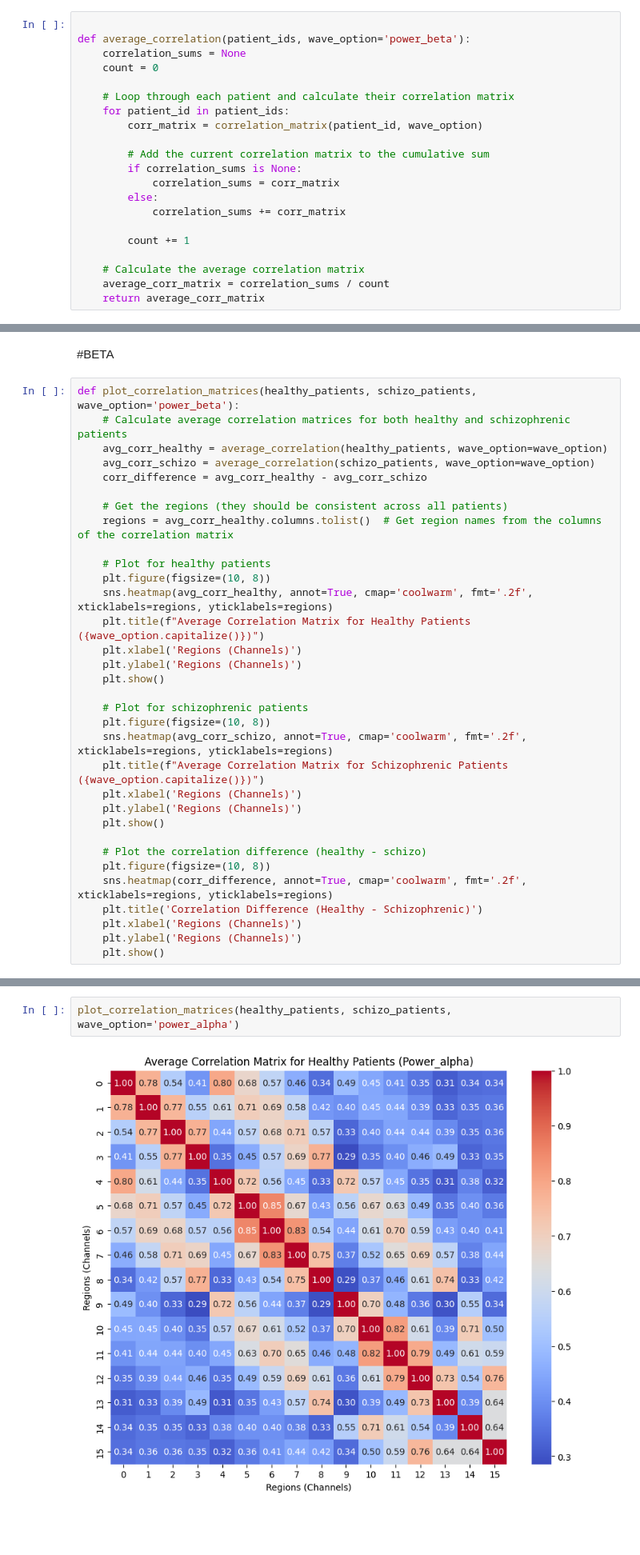
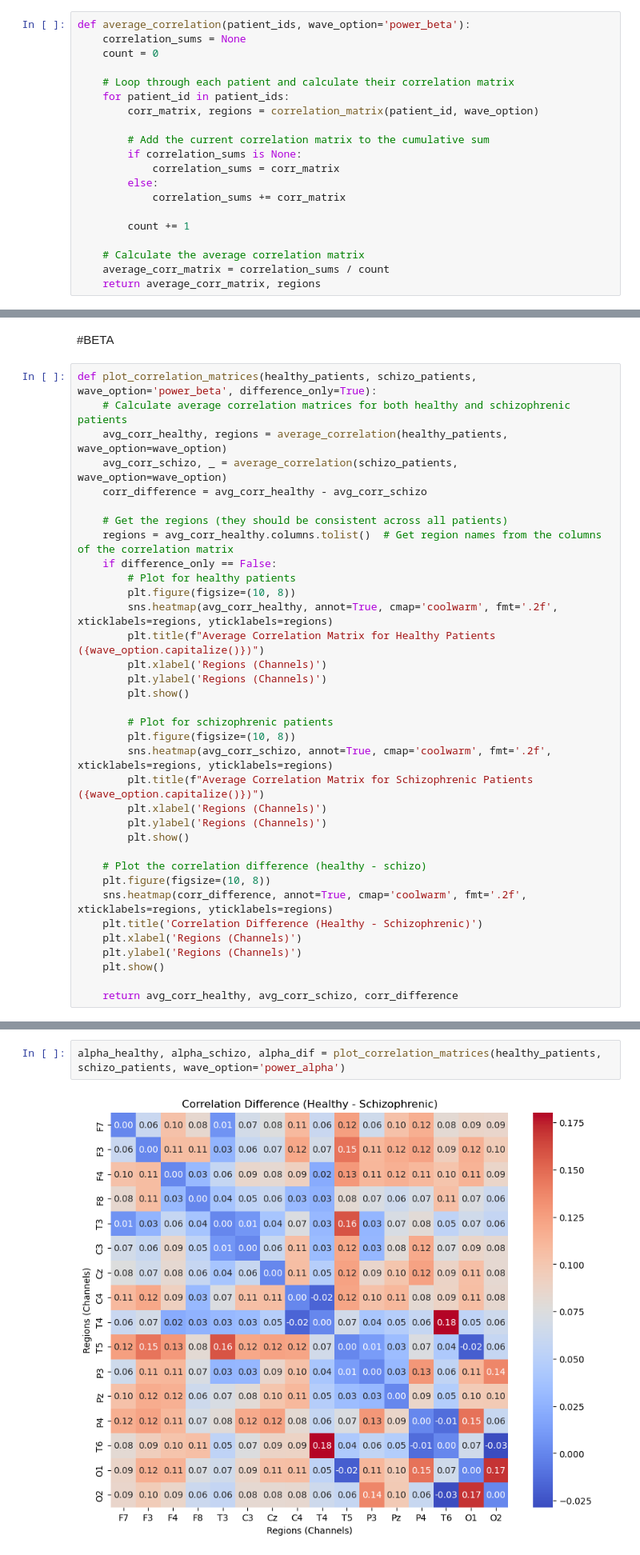
Before and after one commit to Abou1308/SDA-EEG-Group-Project, a Jupyter notebook: correllation_matrix.ipynb, the cells around one changed output, grey strips where cells are left out. Shown at 80% size. Cells and saved outputs as stored; diff of their text form; blank space fills up the shorter version.

```diff
--- a/correllation_matrix.ipynb
+++ b/correllation_matrix.ipynb
@@ -36,12 +45,11 @@ def correlation_matrix(patient_id, wave_option='power_beta'):
 # %%
-
 def average_correlation(patient_ids, wave_option='power_beta'):
     correlation_sums = None
     count = 0
 
     # Loop through each patient and calculate their correlation matrix
     for patient_id in patient_ids:
-        corr_matrix = correlation_matrix(patient_id, wave_option)
+        corr_matrix, regions = correlation_matrix(patient_id, wave_option)
 
         # Add the current correlation matrix to the cumulative sum
         if correlation_sums is None:
@@ -53,37 +61,37 @@ def average_correlation(patient_ids, wave_option='power_beta'):
 
     # Calculate the average correlation matrix
     average_corr_matrix = correlation_sums / count
-    return average_corr_matrix
+    return average_corr_matrix, regions
 # %%
 healthy_patients = df1[df1['schizo'] == 0]['id'].unique().tolist()
 schizo_patients = df1[df1['schizo'] == 1]['id'].unique().tolist()
 # %% [markdown]
 #BETA
 # %%
-def plot_correlation_matrices(healthy_patients, schizo_patients, wave_option='power_beta'):
+def plot_correlation_matrices(healthy_patients, schizo_patients, wave_option='power_beta', difference_only=True):
     # Calculate average correlation matrices for both healthy and schizophrenic patients
-    avg_corr_healthy = average_correlation(healthy_patients, wave_option=wave_option)
-    avg_corr_schizo = average_correlation(schizo_patients, wave_option=wave_option)
+    avg_corr_healthy, regions = average_correlation(healthy_patients, wave_option=wave_option)
+    avg_corr_schizo, _ = average_correlation(schizo_patients, wave_option=wave_option)
     corr_difference = avg_corr_healthy - avg_corr_schizo
 
     # Get the regions (they should be consistent across all patients)
     regions = avg_corr_healthy.columns.tolist()  # Get region names from the columns of the correlation matrix
+    if difference_only == False:
+        # Plot for healthy patients
+        plt.figure(figsize=(10, 8))
+        sns.heatmap(avg_corr_healthy, annot=True, cmap='coolwarm', fmt='.2f', xticklabels=regions, yticklabels=regions)
+        plt.title(f"Average Correlation Matrix for Healthy Patients ({wave_option.capitalize()})")
+        plt.xlabel('Regions (Channels)')
+        plt.ylabel('Regions (Channels)')
+        plt.show()
 
-    # Plot for healthy patients
-    plt.figure(figsize=(10, 8))
-    sns.heatmap(avg_corr_healthy, annot=True, cmap='coolwarm', fmt='.2f', xticklabels=regions, yticklabels=regions)
-    plt.title(f"Average Correlation Matrix for Healthy Patients ({wave_option.capitalize()})")
-    plt.xlabel('Regions (Channels)')
-    plt.ylabel('Regions (Channels)')
-    plt.show()
-
-    # Plot for schizophrenic patients
-    plt.figure(figsize=(10, 8))
-    sns.heatmap(avg_corr_schizo, annot=True, cmap='coolwarm', fmt='.2f', xticklabels=regions, yticklabels=regions)
-    plt.title(f"Average Correlation Matrix for Schizophrenic Patients ({wave_option.capitalize()})")
-    plt.xlabel('Regions (Channels)')
-    plt.ylabel('Regions (Channels)')
-    plt.show()
+        # Plot for schizophrenic patients
+        plt.figure(figsize=(10, 8))
+        sns.heatmap(avg_corr_schizo, annot=True, cmap='coolwarm', fmt='.2f', xticklabels=regions, yticklabels=regions)
+        plt.title(f"Average Correlation Matrix for Schizophrenic Patients ({wave_option.capitalize()})")
+        plt.xlabel('Regions (Channels)')
+        plt.ylabel('Regions (Channels)')
+        plt.show()
 
     # Plot the correlation difference (healthy - schizo)
     plt.figure(figsize=(10, 8))
@@ -92,4 +100,6 @@ def plot_correlation_matrices(healthy_patients, schizo_patients, wave_option='po
     plt.xlabel('Regions (Channels)')
     plt.ylabel('Regions (Channels)')
     plt.show()
+
+    return avg_corr_healthy, avg_corr_schizo, corr_difference
 # %%
@@ -101,4 +109,4 @@ plot_correlation_matrices(healthy_patients, schizo_patients, wave_option='power_
 # %%
-plot_correlation_matrices(healthy_patients, schizo_patients, wave_option='power_alpha')
+alpha_healthy, alpha_schizo, alpha_dif = plot_correlation_matrices(healthy_patients, schizo_patients, wave_option='power_alpha')
 # %% [output]
-[figure, old version]
+[figure, new version]
```
Also changed, not shown: parts of 11 cells of this notebook.
